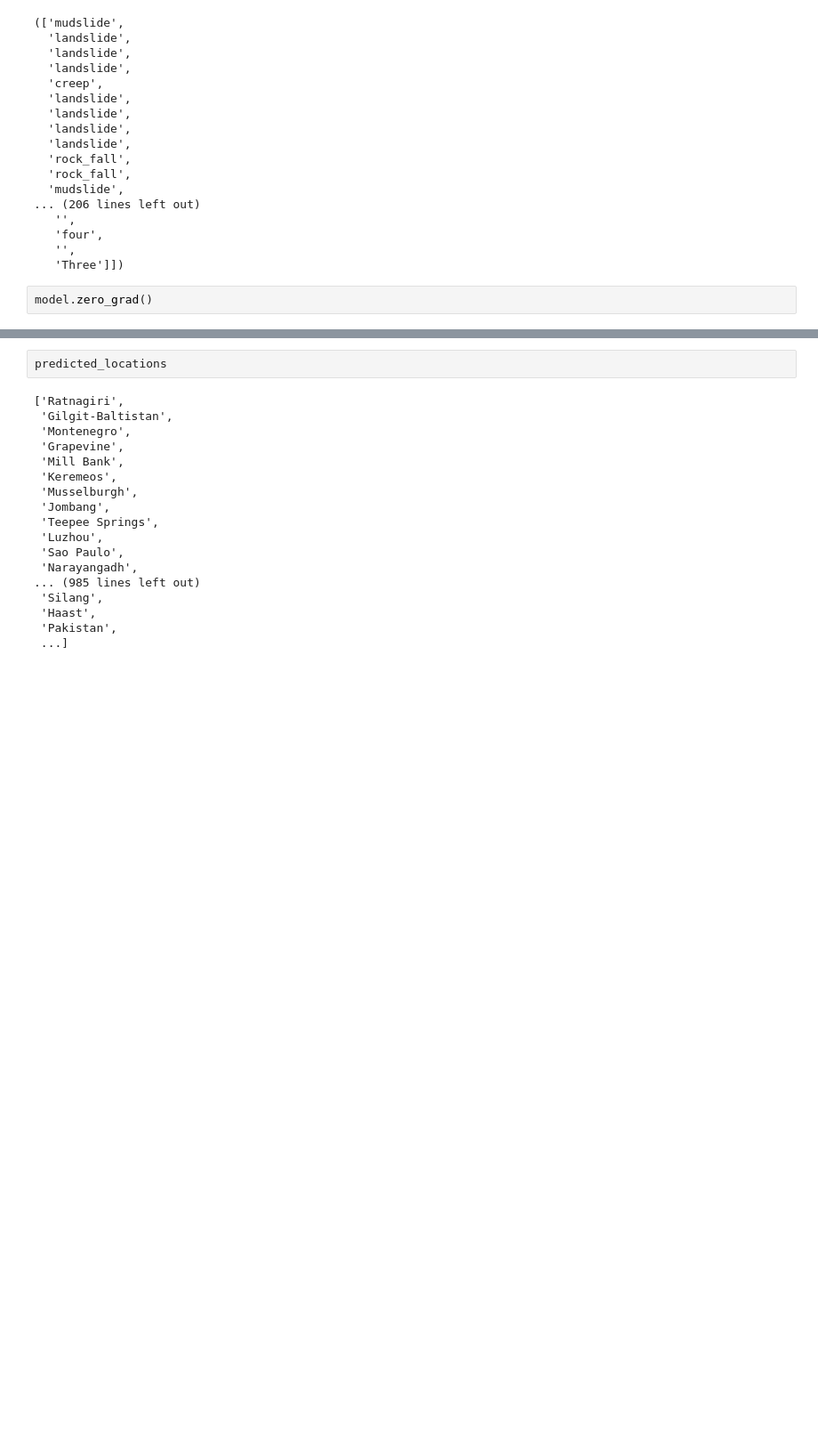
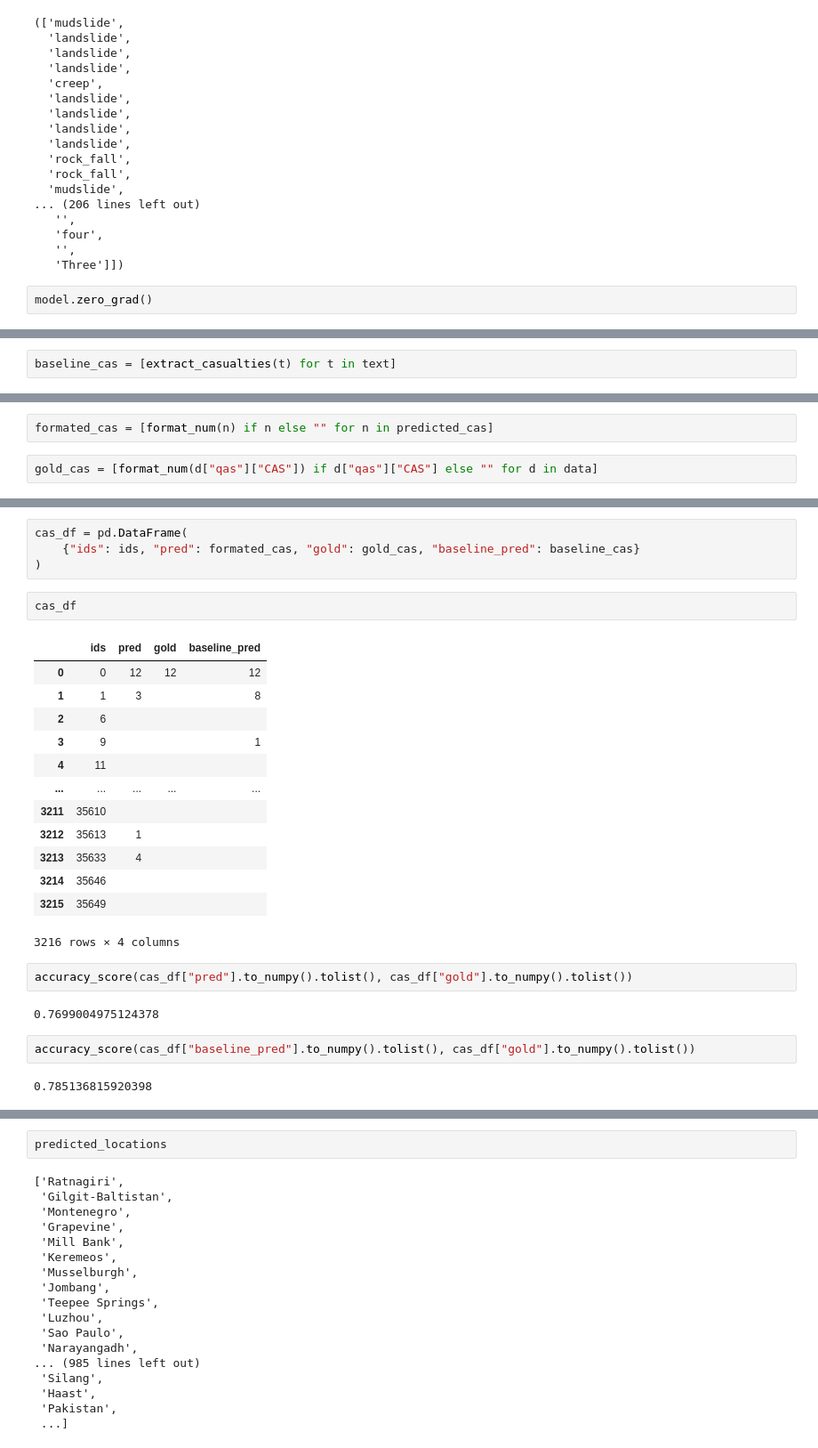
Before and after one commit to Sandrine2016/BGC-NASA-landslide-detection, a Jupyter notebook: notebooks/multi-task-learning-QA-squad-data.ipynb, the cells around one changed output, grey strips where cells are left out. Shown: that part at 89% size. Saved outputs shown, nothing was run; the diff lists cells and outputs as text; blank space fills up the shorter version.

```diff
--- a/notebooks/multi-task-learning-QA-squad-data.ipynb
+++ b/notebooks/multi-task-learning-QA-squad-data.ipynb
@@ -466,0 +537,2 @@ predicted_dates = preds_spans[2]
+# %%
+baseline_cas = [extract_casualties(t) for t in text]
@@ -466,0 +559,4 @@ predicted_dates = preds_spans[2]
+# %%
+formated_cas = [format_num(n) if n else "" for n in predicted_cas]
+# %%
+gold_cas = [format_num(d["qas"]["CAS"]) if d["qas"]["CAS"] else "" for d in data]
@@ -466,0 +603,28 @@ predicted_dates = preds_spans[2]
+# %%
+cas_df = pd.DataFrame(
+    {"ids": ids, "pred": formated_cas, "gold": gold_cas, "baseline_pred": baseline_cas}
+)
+# %%
+cas_df
+# %% [output]
+|  | ids | pred | gold | baseline_pred |
+| 0 | 0 | 12 | 12 | 12 |
+| 1 | 1 | 3 |  | 8 |
+| 2 | 6 |  |  |  |
+| 3 | 9 |  |  | 1 |
+| 4 | 11 |  |  |  |
+| ... | ... | ... | ... | ... |
+| 3211 | 35610 |  |  |  |
+| 3212 | 35613 | 1 |  |  |
+| 3213 | 35633 | 4 |  |  |
+| 3214 | 35646 |  |  |  |
+| 3215 | 35649 |  |  |  |
+3216 rows × 4 columns
+# %%
+accuracy_score(cas_df["pred"].to_numpy().tolist(), cas_df["gold"].to_numpy().tolist())
+# %% [output]
+0.7699004975124378
+# %%
+accuracy_score(cas_df["baseline_pred"].to_numpy().tolist(), cas_df["gold"].to_numpy().tolist())
+# %% [output]
+0.785136815920398
```
Also changed, not shown: parts of 52 cells of this notebook, 42 other files.
